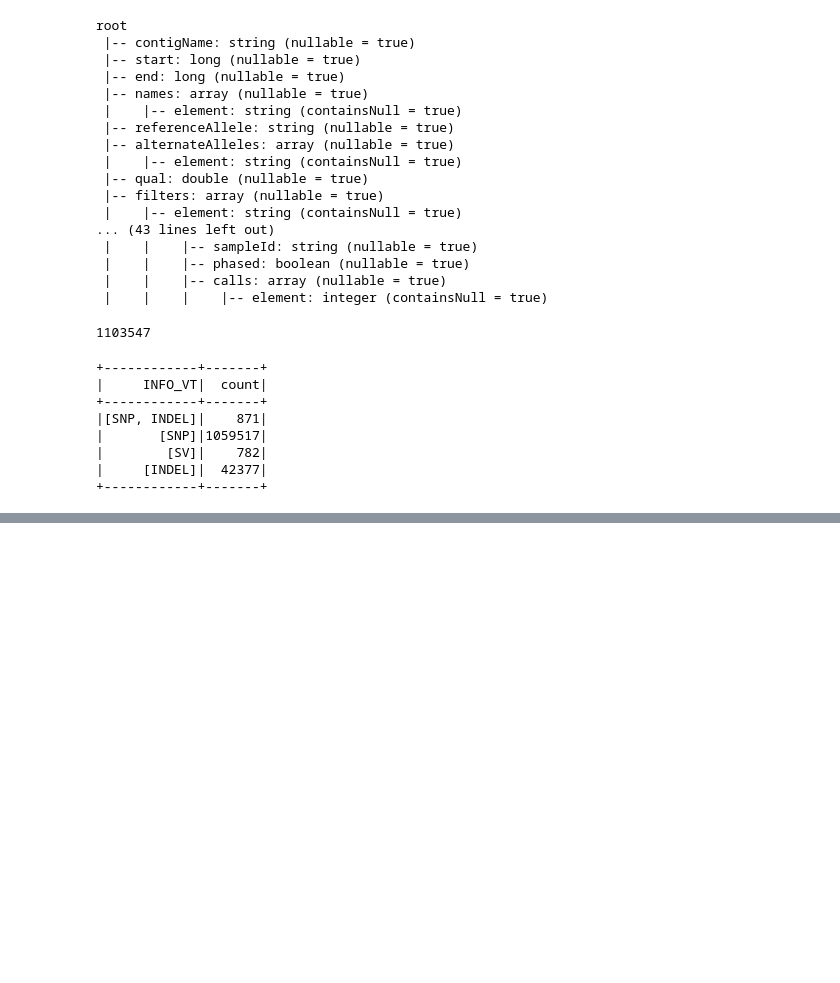
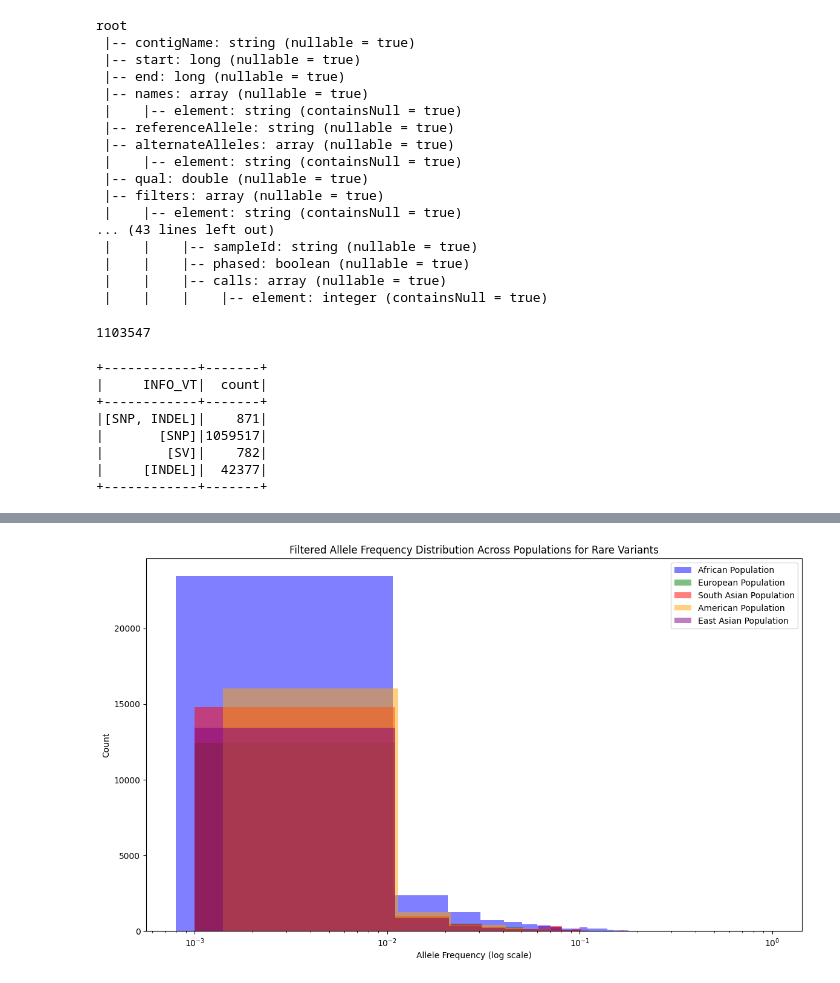
Before and after one commit to FlorOppen/Python_projects, a Jupyter notebook: Bioinformatics/1000_Genomes_Project.ipynb, the cells around one changed output, grey strips where cells are left out. Saved outputs shown, nothing was run; the diff lists cells and outputs as text; code cells hidden in the pictures; blank space fills up the shorter version.

```diff
--- a/Bioinformatics/1000_Genomes_Project.ipynb
+++ b/Bioinformatics/1000_Genomes_Project.ipynb
@@ -404,0 +465,10 @@ plt.show()
+# %%
+# Extract the first element from each array of allele frequencies
+rare_variants_df = rare_variants_df.withColumn("AFR_AF", col("INFO_AFR_AF").getItem(0)) \
+                                   .withColumn("EUR_AF", col("INFO_EUR_AF").getItem(0)) \
+                                   .withColumn("SAS_AF", col("INFO_SAS_AF").getItem(0)) \
+                                   .withColumn("AMR_AF", col("INFO_AMR_AF").getItem(0)) \
+                                   .withColumn("EAS_AF", col("INFO_EAS_AF").getItem(0))
+
+# Now, describe the allele frequencies statistics for each population
+rare_variants_df.select("AFR_AF", "EUR_AF", "SAS_AF", "AMR_AF", "EAS_AF").describe().show()
@@ -404,0 +505,29 @@ plt.show()
+# %%
+# Function to collect and filter allele frequencies
+def get_filtered_freqs(population_column):
+    freqs = [row[0] for row in rare_variants_df.select(population_column).dropna().collect()]
+    return list(filter(lambda x: x > 0, freqs))
+
+# Collect and filter frequencies for each population
+afr_freqs_filtered = get_filtered_freqs("AFR_AF")
+eur_freqs_filtered = get_filtered_freqs("EUR_AF")
+sas_freqs_filtered = get_filtered_freqs("SAS_AF")
+amr_freqs_filtered = get_filtered_freqs("AMR_AF")
+eas_freqs_filtered = get_filtered_freqs("EAS_AF")
+# %%
+#Plot histograms
+plt.figure(figsize=(14, 8))
+plt.hist(afr_freqs_filtered, bins=100, alpha=0.5, label='African Population', color='blue')
+plt.hist(eur_freqs_filtered, bins=100, alpha=0.5, label='European Population', color='green')
+plt.hist(sas_freqs_filtered, bins=100, alpha=0.5, label='South Asian Population', color='red')
+plt.hist(amr_freqs_filtered, bins=100, alpha=0.5, label='American Population', color='orange')
+plt.hist(eas_freqs_filtered, bins=100, alpha=0.5, label='East Asian Population', color='purple')
+
+plt.xscale('log')
+plt.title('Filtered Allele Frequency Distribution Across Populations for Rare Variants')
+plt.xlabel('Allele Frequency (log scale)')
+plt.ylabel('Count')
+plt.legend()
+plt.show()
+# %% [output]
+[figure, added]
```
Also changed, not shown: parts of 44 cells of this notebook.
